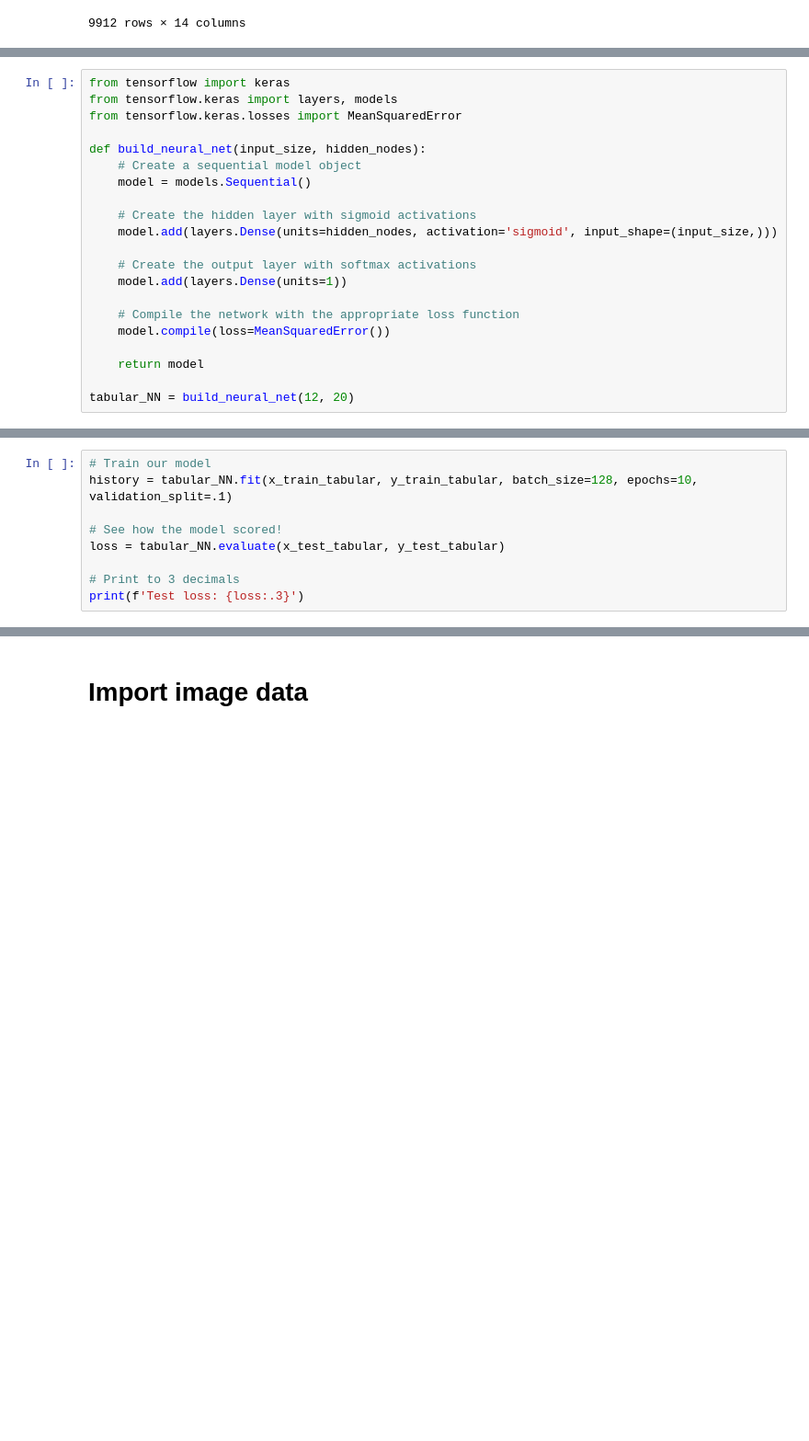
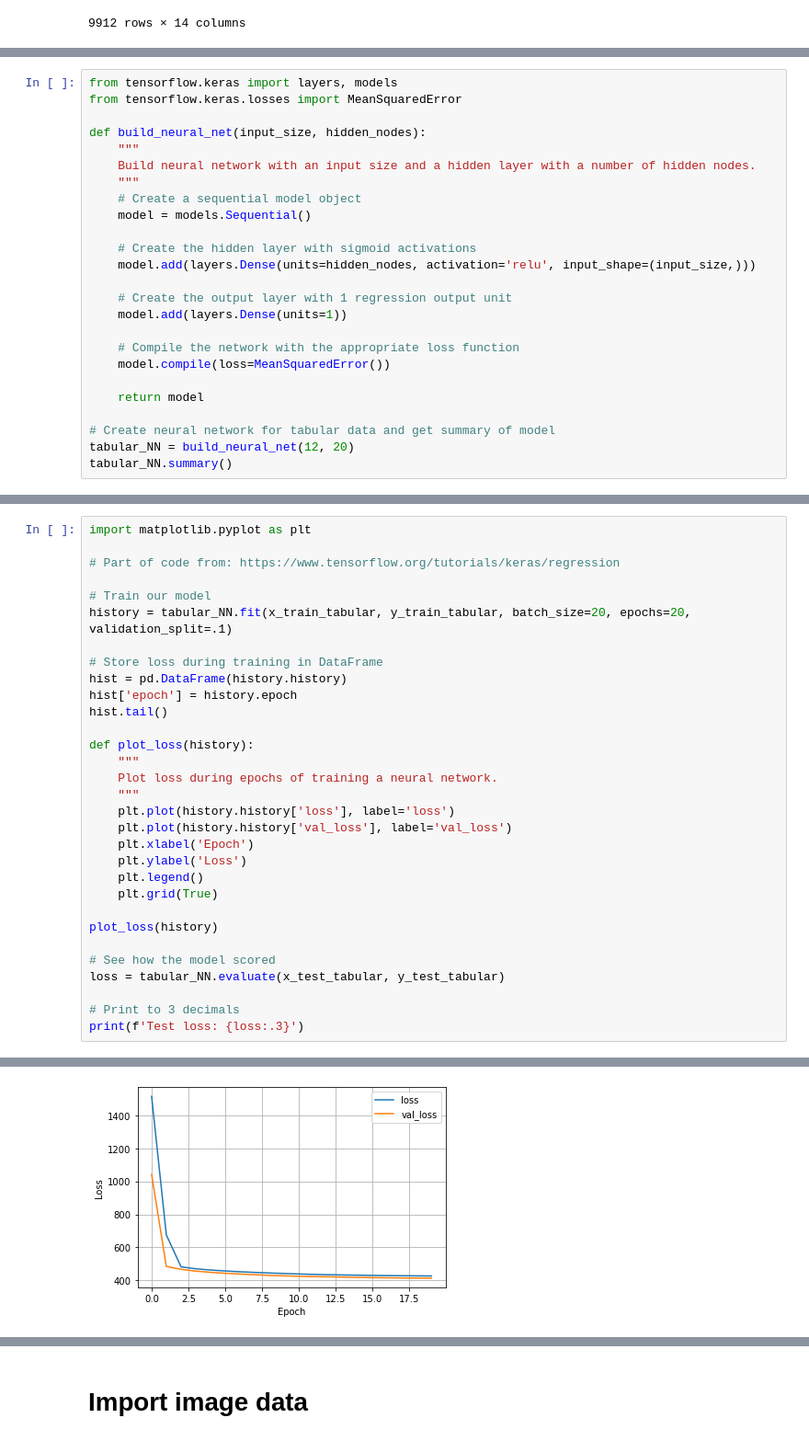
Before and after one commit to ilsefeenstra/CassBenteDemiIlse, a Jupyter notebook: Import_data.ipynb, the cells around one changed output, grey strips where cells are left out. Shown at 92% size. Cells and saved outputs as stored; diff of their text form; blank space fills up the shorter version.

Commit message:
NN voor tabular data

```diff
--- a/Import_data.ipynb
+++ b/Import_data.ipynb
@@ -36,16 +42,18 @@ ERROR! Session/line number was not unique in database. History logging moved to
 # %%
-from tensorflow import keras
 from tensorflow.keras import layers, models
 from tensorflow.keras.losses import MeanSquaredError
 
 def build_neural_net(input_size, hidden_nodes):
+    """
+    Build neural network with an input size and a hidden layer with a number of hidden nodes.
+    """
     # Create a sequential model object
     model = models.Sequential()
 
     # Create the hidden layer with sigmoid activations
-    model.add(layers.Dense(units=hidden_nodes, activation='sigmoid', input_shape=(input_size,)))
+    model.add(layers.Dense(units=hidden_nodes, activation='relu', input_shape=(input_size,)))
 
-    # Create the output layer with softmax activations
+    # Create the output layer with 1 regression output unit
     model.add(layers.Dense(units=1))
 
     # Compile the network with the appropriate loss function
@@ -53,5 +61,7 @@ def build_neural_net(input_size, hidden_nodes):
 
     return model
 
+# Create neural network for tabular data and get summary of model
 tabular_NN = build_neural_net(12, 20)
+tabular_NN.summary()
 # %% [output]
@@ -59,8 +80,30 @@ ERROR! Session/line number was not unique in database. History logging moved to
 # %%
+import matplotlib.pyplot as plt
+
+# Part of code from: https://www.tensorflow.org/tutorials/keras/regression
+
 # Train our model
-history = tabular_NN.fit(x_train_tabular, y_train_tabular, batch_size=128, epochs=10, validation_split=.1)
+history = tabular_NN.fit(x_train_tabular, y_train_tabular, batch_size=20, epochs=20, validation_split=.1)
 
-# See how the model scored!
+# Store loss during training in DataFrame
+hist = pd.DataFrame(history.history)
+hist['epoch'] = history.epoch
+hist.tail()
+
+def plot_loss(history):
+    """
+    Plot loss during epochs of training a neural network.
+    """
+    plt.plot(history.history['loss'], label='loss')
+    plt.plot(history.history['val_loss'], label='val_loss')
+    plt.xlabel('Epoch')
+    plt.ylabel('Loss')
+    plt.legend()
+    plt.grid(True)
+
+plot_loss(history)
+
+# See how the model scored
 loss = tabular_NN.evaluate(x_test_tabular, y_test_tabular)
 
 # Print to 3 decimals
@@ -85,0 +129 @@ Test loss: 1.3e+03
+[figure, added]
```
Also changed, not shown: parts of 6 cells of this notebook.
